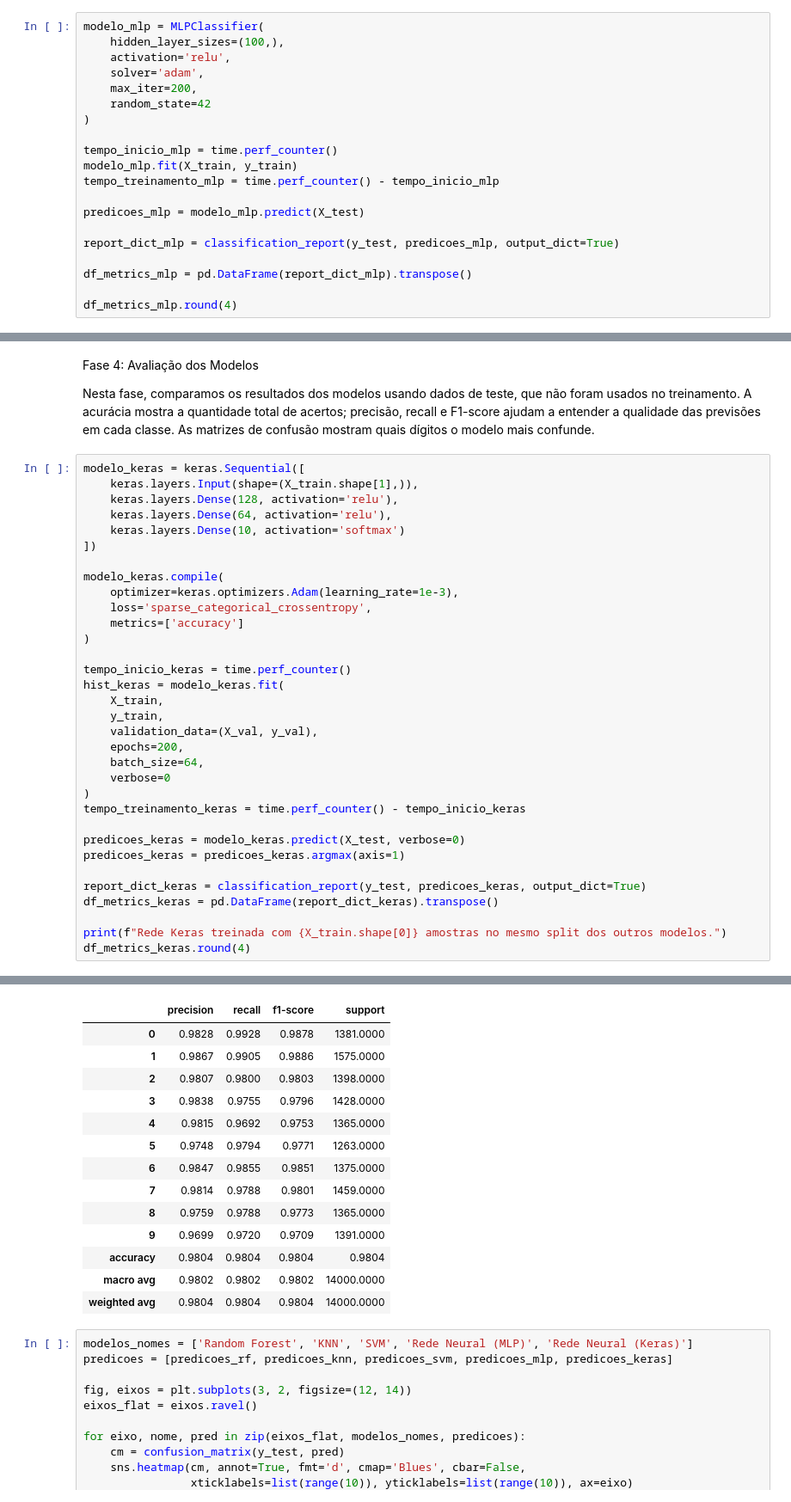
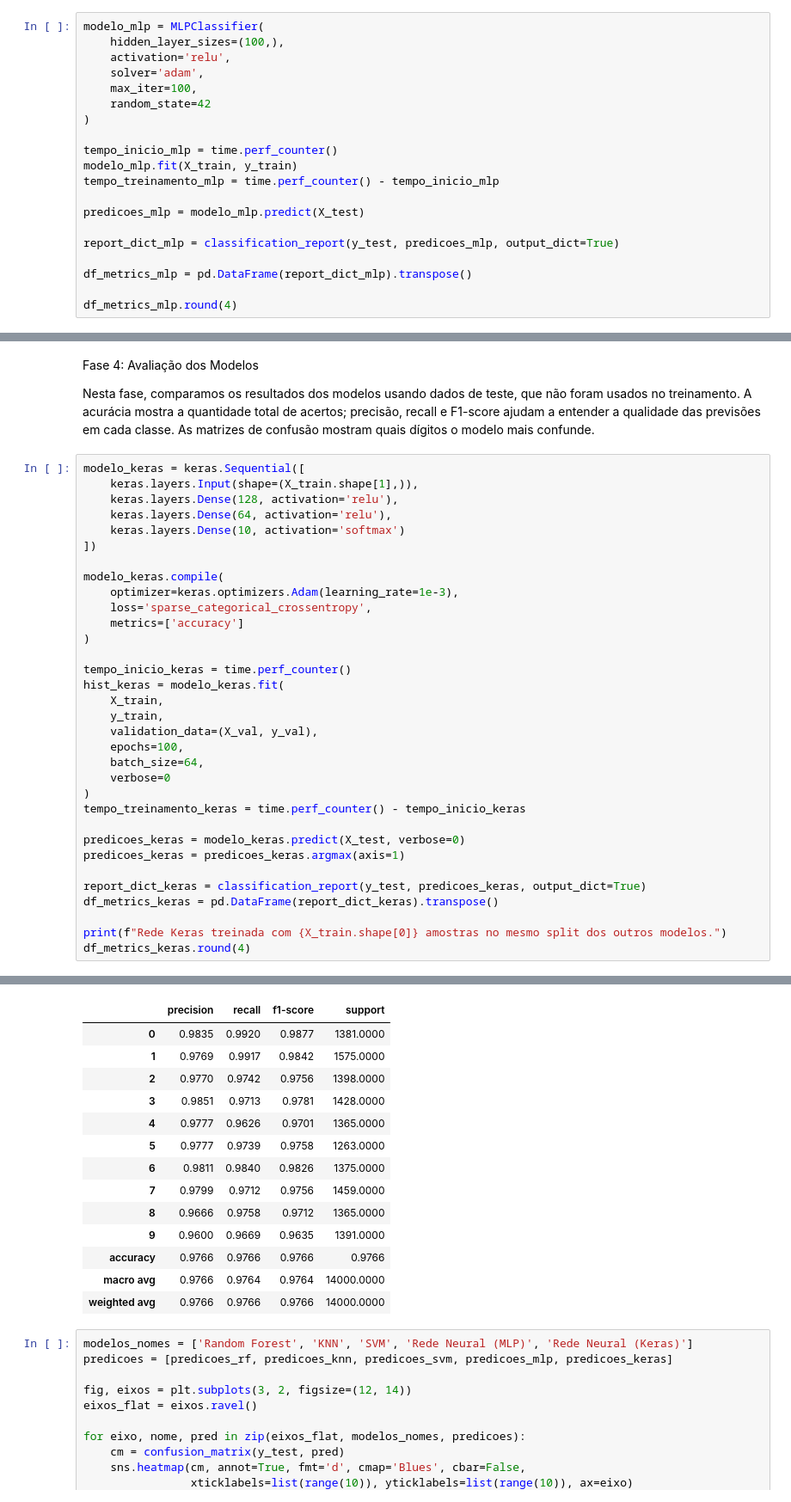
Before and after one commit to Carlos779-cloud/Modulo-02-MniProjeto, a Jupyter notebook: main.ipynb, the cells around one changed output, grey strips where cells are left out. Shown at 86% size. Cells and saved outputs as stored; diff of their text form.

```diff
--- a/main.ipynb
+++ b/main.ipynb
@@ -400,7 +400,7 @@ modelo_mlp = MLPClassifier(
     hidden_layer_sizes=(100,),
     activation='relu',
     solver='adam',
-    max_iter=200,
+    max_iter=100,
     random_state=42
 )
 
@@ -463,47 +463,47 @@ modelo_keras = keras.Sequential([
 ])
 
 modelo_keras.compile(
     optimizer=keras.optimizers.Adam(learning_rate=1e-3),
     loss='sparse_categorical_crossentropy',
     metrics=['accuracy']
 )
 
 tempo_inicio_keras = time.perf_counter()
 hist_keras = modelo_keras.fit(
     X_train,
     y_train,
     validation_data=(X_val, y_val),
-    epochs=200,
+    epochs=100,
     batch_size=64,
     verbose=0
 )
 tempo_treinamento_keras = time.perf_counter() - tempo_inicio_keras
 
 predicoes_keras = modelo_keras.predict(X_test, verbose=0)
 predicoes_keras = predicoes_keras.argmax(axis=1)
 
 report_dict_keras = classification_report(y_test, predicoes_keras, output_dict=True)
 df_metrics_keras = pd.DataFrame(report_dict_keras).transpose()
 
 print(f"Rede Keras treinada com {X_train.shape[0]} amostras no mesmo split dos outros modelos.")
 df_metrics_keras.round(4)
 # %% [output]
 WARNING:tensorflow:TensorFlow GPU support is not available on native Windows for TensorFlow >= 2.11. Even if CUDA/cuDNN are installed, GPU will not be used. Please use WSL2 or the TensorFlow-DirectML  ...
 Rede Keras treinada com 49000 amostras no mesmo split dos outros modelos.
 |  | precision | recall | f1-score | support |
-| 0 | 0.9828 | 0.9928 | 0.9878 | 1381.0000 |
-| 1 | 0.9867 | 0.9905 | 0.9886 | 1575.0000 |
-| 2 | 0.9807 | 0.9800 | 0.9803 | 1398.0000 |
-| 3 | 0.9838 | 0.9755 | 0.9796 | 1428.0000 |
-| 4 | 0.9815 | 0.9692 | 0.9753 | 1365.0000 |
-| 5 | 0.9748 | 0.9794 | 0.9771 | 1263.0000 |
-| 6 | 0.9847 | 0.9855 | 0.9851 | 1375.0000 |
-| 7 | 0.9814 | 0.9788 | 0.9801 | 1459.0000 |
-| 8 | 0.9759 | 0.9788 | 0.9773 | 1365.0000 |
-| 9 | 0.9699 | 0.9720 | 0.9709 | 1391.0000 |
-| accuracy | 0.9804 | 0.9804 | 0.9804 | 0.9804 |
-| macro avg | 0.9802 | 0.9802 | 0.9802 | 14000.0000 |
-| weighted avg | 0.9804 | 0.9804 | 0.9804 | 14000.0000 |
+| 0 | 0.9835 | 0.9920 | 0.9877 | 1381.0000 |
+| 1 | 0.9769 | 0.9917 | 0.9842 | 1575.0000 |
+| 2 | 0.9770 | 0.9742 | 0.9756 | 1398.0000 |
+| 3 | 0.9851 | 0.9713 | 0.9781 | 1428.0000 |
+| 4 | 0.9777 | 0.9626 | 0.9701 | 1365.0000 |
+| 5 | 0.9777 | 0.9739 | 0.9758 | 1263.0000 |
+| 6 | 0.9811 | 0.9840 | 0.9826 | 1375.0000 |
+| 7 | 0.9799 | 0.9712 | 0.9756 | 1459.0000 |
+| 8 | 0.9666 | 0.9758 | 0.9712 | 1365.0000 |
+| 9 | 0.9600 | 0.9669 | 0.9635 | 1391.0000 |
+| accuracy | 0.9766 | 0.9766 | 0.9766 | 0.9766 |
+| macro avg | 0.9766 | 0.9764 | 0.9764 | 14000.0000 |
+| weighted avg | 0.9766 | 0.9766 | 0.9766 | 14000.0000 |
 # %%
 modelos_nomes = ['Random Forest', 'KNN', 'SVM', 'Rede Neural (MLP)', 'Rede Neural (Keras)']
 predicoes = [predicoes_rf, predicoes_knn, predicoes_svm, predicoes_mlp, predicoes_keras]
```
Also changed, not shown: parts of 15 cells of this notebook, 10 other files.
